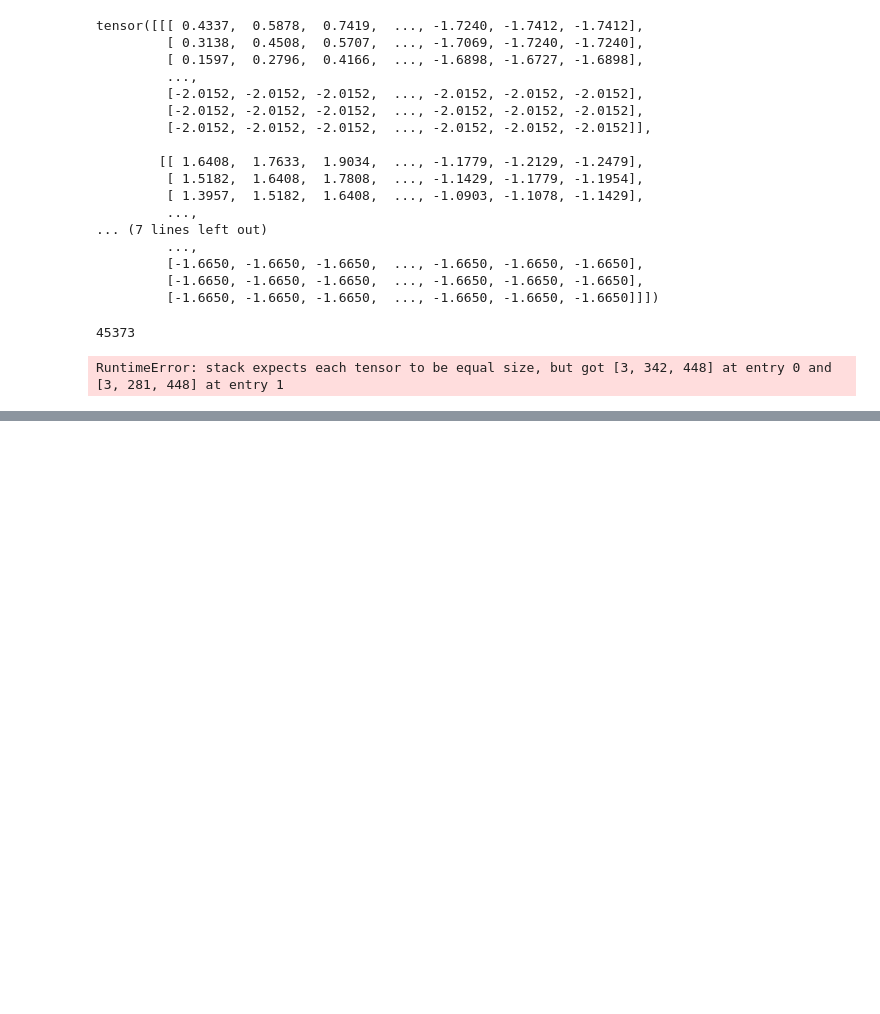
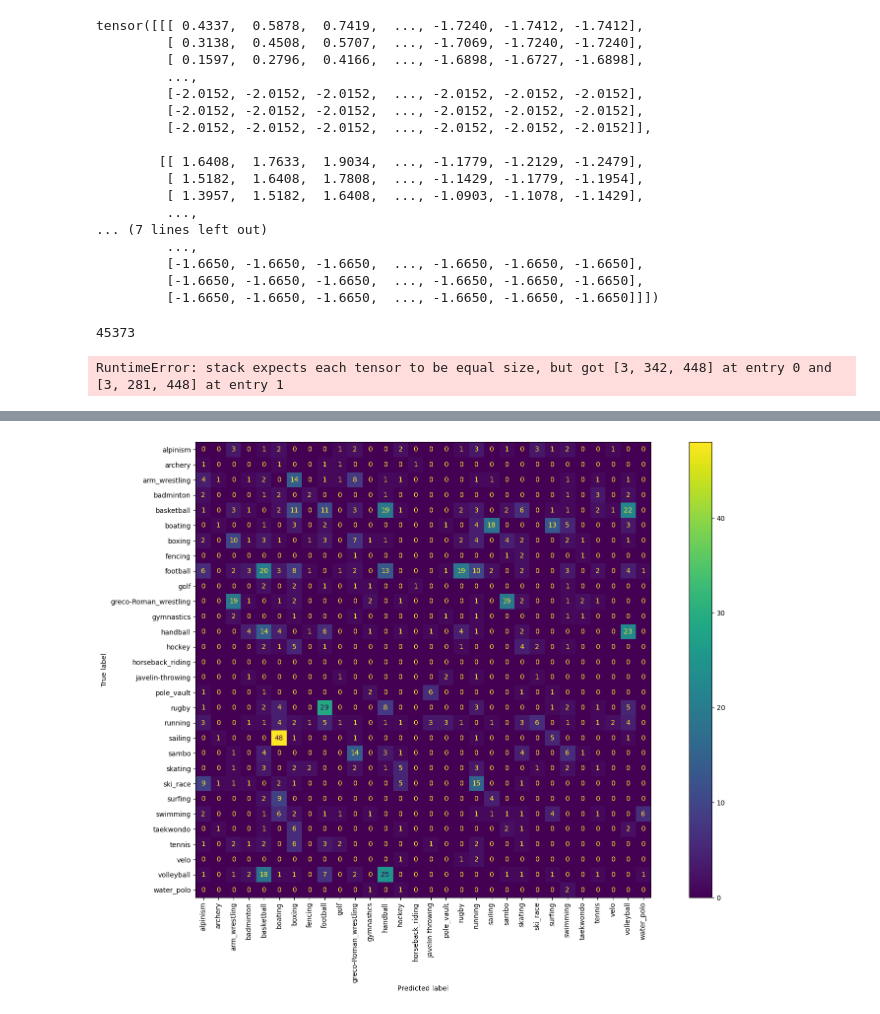
Before and after one commit to ikekz/made_cv_02_23, a Jupyter notebook: playground.ipynb, the cells around one changed output, grey strips where cells are left out. Drawn from its saved outputs; the diff is of its cells as text; code cells hidden in the pictures; blank space fills up the shorter version.

```diff
--- a/playground.ipynb
+++ b/playground.ipynb
@@ -726,0 +1032,26 @@ RuntimeError: stack expects each tensor to be equal size, but got [3, 342, 448]
+# %%
+tr_dataset = TMPDataset(
+    f"{PATH_TO_TRAIN_DATA}/train.csv",
+    f"{PATH_TO_TRAIN_DATA}/train/"
+)
+
+tr_dataloader = DataLoader(tr_dataset, batch_size=BATCH_SIZE * 10, shuffle=False, num_workers=0)
+# %%
+# model.to("mps")
+model.eval()
+result = [[], [], []]
+
+with torch.no_grad():
+    for x, y, z in tqdm(tr_dataloader):
+        preds = model(x.to("mps")).logits
+        preds = preds.argmax(1)
+
+        result[1].extend(le.inverse_transform(preds.cpu()))
+        result[0].extend(y)
+        result[2].extend(z)
+
+# print(f"cer: {model.cer(result[0], result[1])}")
+# model.model.train();
+# %%
+t = pd.DataFrame(result).T
+t
@@ -726,0 +1074,2 @@ RuntimeError: stack expects each tensor to be equal size, but got [3, 342, 448]
+# %%
+t.columns = ["pred", "true", "path"]
@@ -726,0 +1098,10 @@ RuntimeError: stack expects each tensor to be equal size, but got [3, 342, 448]
+# %%
+cm = confusion_matrix(t["true"], t["pred"], labels=le.classes_)
+np.fill_diagonal(cm, 0)
+disp = ConfusionMatrixDisplay(confusion_matrix=cm, display_labels=le.classes_)
+
+fig, ax = plt.subplots(figsize=(20, 12))
+disp.plot(ax=ax, xticks_rotation="vertical")
+plt.show()
+# %% [output]
+[figure, added]
```
Also changed, not shown: parts of 86 cells of this notebook, 1 other file.
